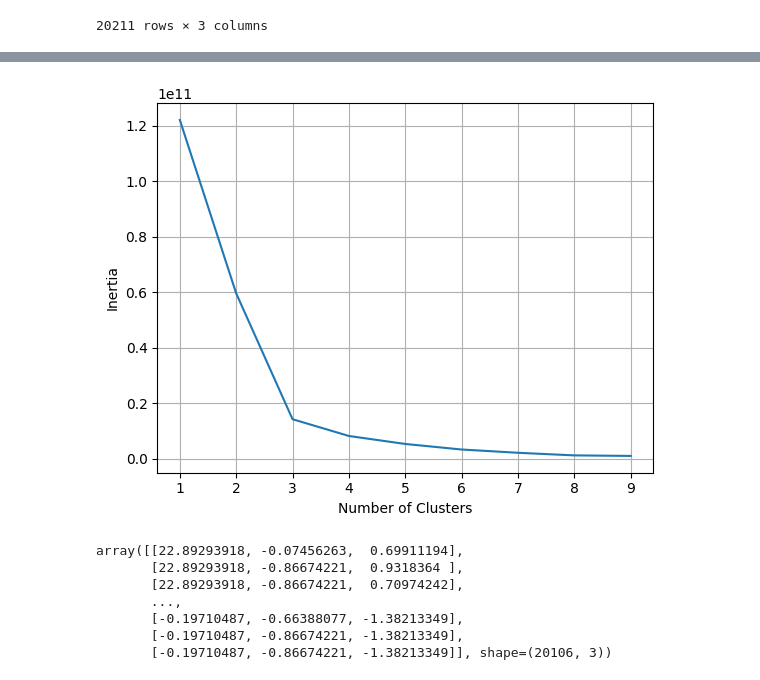
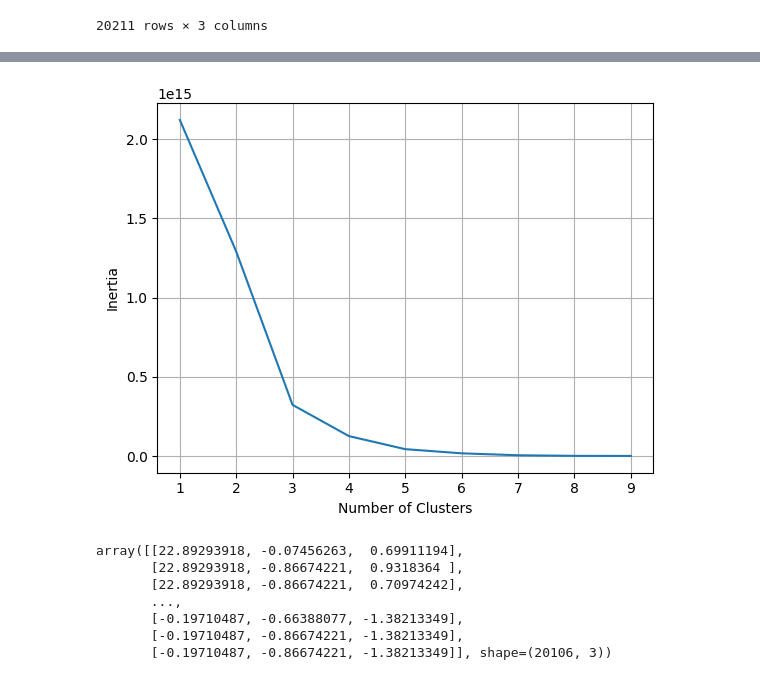
Before and after one commit to DhaniAM/k-means-clustering-TA, a Jupyter notebook: Analisa.ipynb, the cells around one changed output, grey strips where cells are left out. Drawn from its saved outputs; the diff is of its cells as text; code cells hidden in the pictures.

```diff
--- a/Analisa.ipynb
+++ b/Analisa.ipynb
@@ -190,25 +206,25 @@ data = data[data['Price'] < 100].reset_index(drop=True)
 # %%
 # Elbow method
 def optimize_k_means(data, max_k):
   means    = []
   inertias = []
 
   for k in range(1, max_k):
     kmeans = KMeans(n_clusters=k)
     kmeans.fit(data)
 
     means.append(k)
     inertias.append(kmeans.inertia_)
 
   plt.plot(means, inertias)
   plt.xlabel('Number of Clusters')
   plt.ylabel('Inertia')
   plt.grid(True)
   plt.show()
 
-optimize_k_means(data[['Price', 'Peak CCU']], 10)
+optimize_k_means(data[['Price', 'Estimated owners']], 10)
 # %% [output]
-[figure, old version]
+[figure, new version]
 # %%
 scaler = StandardScaler()
 data_scaled = scaler.fit_transform(data[columns_for_clustering])
```
Also changed, not shown: parts of 16 cells of this notebook.
